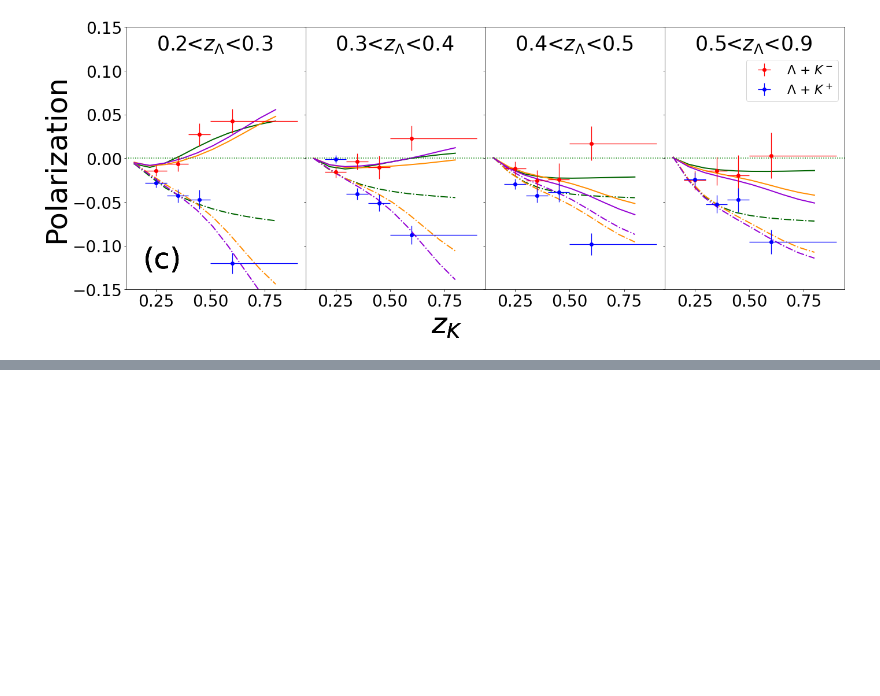
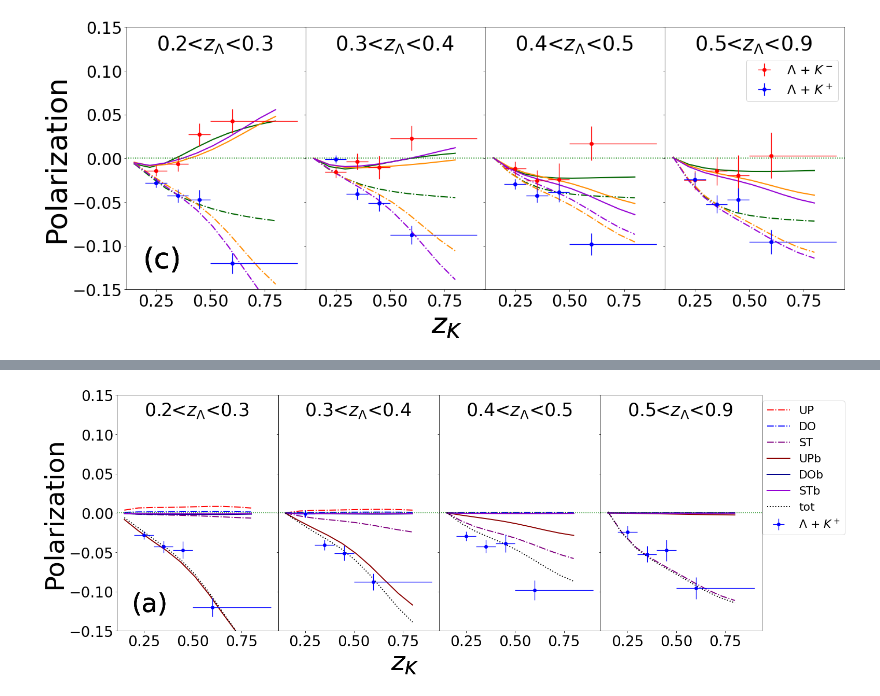
Before and after one commit to zaccheddu/SIDIS_epem, a Jupyter notebook: def_convolution_v3.1_survey_PV17_charm/grid_&_plot_dfs_partial.ipynb, the cells around one changed output, grey strips where cells are left out. Cells and saved outputs as stored; diff of their text form; code cells hidden in the pictures; blank space fills up the shorter version.

```diff
--- a/def_convolution_v3.1_survey_PV17_charm/grid_&_plot_dfs_partial.ipynb
+++ b/def_convolution_v3.1_survey_PV17_charm/grid_&_plot_dfs_partial.ipynb
@@ -402,0 +558,75 @@ fig.set_size_inches(19.5, 10.5, forward=True)
+# %%
+ct=1
+lim=[-0.15,0.15]
+fig, axes = plt.subplots(1,4)
+for zs,ax in zip(z1,axes):
+
+    #fig.suptitle('$\Lambda$ - $\pi^+$ -- coef = '+str(coef)+' $\chi^2_{dof}$ = '+str(chi),fontsize=30)
+    dt1 = dati_lk1.loc[(dati_lk1['had1']==300) & (dati_lk1['z1']==zs)& (dati_lk1['had2']==200)]
+    dt12 = dati_lk1.loc[(dati_lk1['had1']==300) & (dati_lk1['z1']==zs)& (dati_lk1['had2']==205)]
+
+    dt2 = dati_lk2.loc[(dati_lk2['had1']==300) & (dati_lk2['z1']==zs)& (dati_lk2['had2']==200)]
+    dt22 = dati_lk2.loc[(dati_lk2['had1']==300) & (dati_lk2['z1']==zs)& (dati_lk2['had2']==205)]
+
+    dt3 = dati_lk3.loc[(dati_lk3['had1']==300) & (dati_lk3['z1']==zs)& (dati_lk3['had2']==200)]
+    dt32 = dati_lk3.loc[(dati_lk3['had1']==300) & (dati_lk3['z1']==zs)& (dati_lk3['had2']==205)]
+
+    pnt = dati_exp.loc[(dati_exp['h1']==300) & (dati_exp['z1']==zs)& (dati_exp['h2']==200)]
+    #pnt_white = undati_exp.loc[(undati_exp['h1']==300) & (undati_exp['z1']==zs)& (undati_exp['h2']==100)]
+    pnt2 = dati_exp.loc[(dati_exp['h1']==300) & (dati_exp['z1']==zs)& (dati_exp['h2']==205)]
+
+
+    ax=plt.subplot(1,4,ct)
+
+    ### new fit lines
+    ### scen 1
+    #ax.plot(dt1.z2,dt1.conv,label='_nolegend_',linewidth=fit_l+1,linestyle='solid',color='black')
+    ax.plot(dt1.z2,dt3.UP,label='UP',linewidth=fit_l,linestyle='-.',color='red')
+    ax.plot(dt1.z2,dt3.DO,label='DO',linewidth=fit_l,linestyle='-.',color='blue')
+    ax.plot(dt1.z2,dt3.ST,label='ST',linewidth=fit_l,linestyle='-.',color='purple')
+    ax.plot(dt1.z2,dt3.UPb,label='UPb',linewidth=fit_l,linestyle='-',color='darkred')
+    ax.plot(dt1.z2,dt3.DOb,label='DOb',linewidth=fit_l,linestyle='-',color='darkblue')
+    ax.plot(dt1.z2,dt3.STb,label='STb',linewidth=fit_l,linestyle='-',color='darkviolet')
+    tot=dt3.UP+dt3.DO+dt3.ST+dt3.UPb+dt3.DOb+dt3.STb
+    ax.plot(dt1.z2,tot,label='tot',linewidth=fit_l,linestyle='dotted',color='black')
+
+
+    ### scen 2
+    #ax.plot(dt1.z2,dt2.conv,label='_nolegend_',linewidth=fit_l,linestyle='-.',color='darkorange')
+
+
+    ### scen 3
+    #ax.plot(dt1.z2,dt3.conv,label='_nolegend_',linewidth=fit_l,linestyle='-.',color='darkviolet')
+
+
+    axhline(linewidth=1.5, ls=':', color='g')
+    ### experimental points with error bars
+    #ax.errorbar(pnt2.z2, pnt2.P_exp, pnt2.err, z_err, fmt='o', markersize=pnt_dat, color='red',elinewidth=ers_bar, label= '$\Lambda$ + $K^-$')
+    ax.errorbar(pnt.z2, pnt.P_exp, pnt.err, z_err, fmt='o', markersize=pnt_dat, color='blue',elinewidth=ers_bar, label= '$\Lambda$ + $K^+$')
+
+    #xlabel("$z_{\pi}$",size=12)
+
+
+    if zs == 0.25: title("0.2<$z_{\Lambda}$<0.3 ",fontsize=title_s,x=0.5, y=.9)
+    if zs == 0.35: title("0.3<$z_{\Lambda}$<0.4 ",fontsize=title_s,x=0.5, y=.9)
+    if zs == 0.45: title("0.4<$z_{\Lambda}$<0.5 ",fontsize=title_s,x=0.5, y=.9)
+    if zs == 0.6: title("0.5<$z_{\Lambda}$<0.9 ",fontsize=title_s,x=0.5, y=.9)
+
+    ax.tick_params(axis='both', which='major', labelsize=28)
+    if ct >1: ax.set_yticklabels([])
+
+    if ct ==4 :legend(loc='upper right',bbox_to_anchor=(1.55,1.), fontsize=22,frameon=True),
+    if ct==1:ylabel('Polarization',size=y_lbl)
+    ax.set_ylim(lim)
+    ct+=1
+    fig.text(0.5, 0.1, r'$z_{K}$', ha='center',size=x_lbl)
+    fig.text(0.15, 0.25, '(a)', ha='center',size=x_lbl)
+    #fig.text(0.7, 0.65, 'Q = '+str(scale), ha='center',size=25)
+
+fig.subplots_adjust(top=0.8,bottom=0.2,left=0.105,right=0.99,hspace=0.2,wspace=0.0)
+fig.set_size_inches(19.5, 10.5, forward=True)
+#fig.savefig('plot_draft/Lb_pi.pdf')
+fig.savefig('fit_parameters/partials_dfs/Lb_k_scen3.png',bbox_inches='tight')
+fig.savefig('fit_parameters/partials_dfs/Lb_k_scen3.pdf',bbox_inches='tight')
+# %% [output]
+[figure, added]
```
Also changed, not shown: parts of 5 cells of this notebook, 21 other files.
